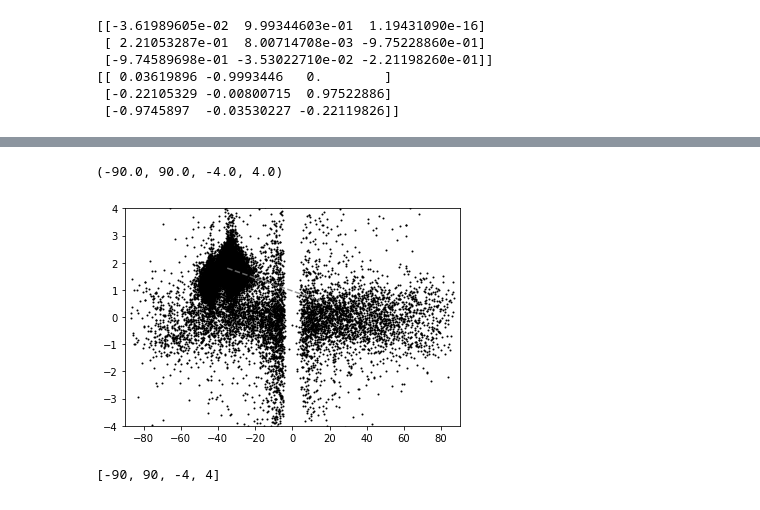
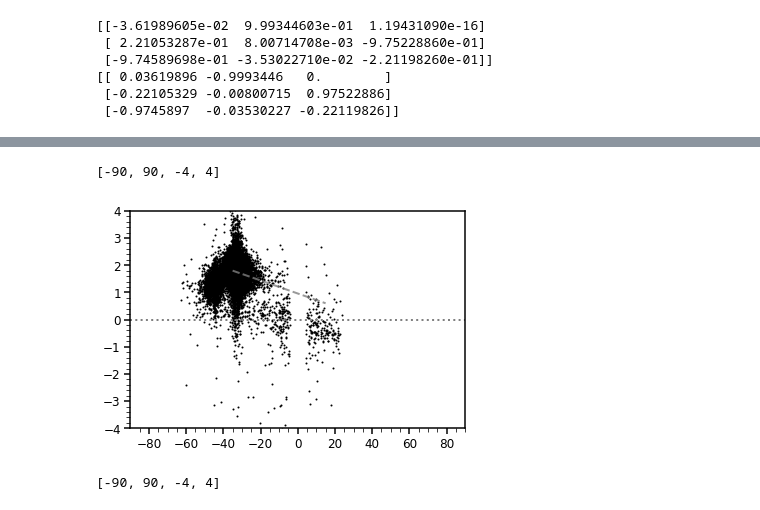
Before and after one commit to michael-petersen/rrlyrae-edr3, a Jupyter notebook: RRLyrae_analysis.ipynb, the cells around one changed output, grey strips where cells are left out. Cells and saved outputs as stored; diff of their text form; code cells hidden in the pictures.

```diff
--- a/RRLyrae_analysis.ipynb
+++ b/RRLyrae_analysis.ipynb
@@ -30,19 +30,16 @@ mpl.rcParams['ytick.labelsize'] = 12
 
 #from exptool.utils import *
 
-stylepar='medium'
-
-if stylepar == 'medium':
-    mpl.rcParams['font.weight'] = 'medium'
-    mpl.rcParams['axes.linewidth'] = 1.5
-    mpl.rcParams['xtick.major.width'] = 1.5
-    mpl.rcParams['xtick.minor.width'] = 0.75
-    mpl.rcParams['xtick.minor.visible'] = True
-    mpl.rcParams['ytick.major.width'] = 1.5
-    mpl.rcParams['ytick.minor.width'] = 0.75
-    mpl.rcParams['ytick.minor.visible'] = True
-
-
+mpl.rcParams['xtick.labelsize'] = 10
+mpl.rcParams['ytick.labelsize'] = 10
+mpl.rcParams['font.weight'] = 'medium'
+mpl.rcParams['axes.linewidth'] = 1.2
+mpl.rcParams['xtick.major.width'] = 1.2
+mpl.rcParams['xtick.minor.width'] = 0.5
+mpl.rcParams['xtick.minor.visible'] = True
+mpl.rcParams['ytick.major.width'] = 1.2
+mpl.rcParams['ytick.minor.width'] = 0.5
+mpl.rcParams['ytick.minor.visible'] = True
 # follow along here
 
 # http://docs.astropy.org/en/stable/generated/examples/coordinates/plot_galactocentric-frame.html#sphx-glr-generated-examples-coordinates-plot-galactocentric-frame-py
@@ -1832,14 +2312,16 @@ plt.scatter(ltrans[w]*180./np.pi,mubtrans[w],color='red',s=1.,alpha=0.6)
 # %%
-w = np.where(dist > 40.)
+w = np.where((dist > 30.) & (np.abs(btrans)<0.2) & (ltrans>-0.5) & (ltrans<1.0))
 netpm = np.sqrt(pml*pml + pmb*pmb)
 
 plt.scatter(glat[w],pmb[w],color='black',s=1.)
 plt.plot([-35,15],[1.8,0.6],color='grey',linestyle='dashed',alpha=0.8)
+plt.plot([-90,90],[0.,0.],color='grey',linestyle='dotted')
+
 
 plt.axis([-90,90,-4,4])
 # %% [output]
-(-90.0, 90.0, -4.0, 4.0)
+[-90, 90, -4, 4]
-[figure, old version]
+[figure, new version]
 # %%
 w = np.where(dist > 40.)
 netpm = np.sqrt(pml*pml + pmb*pmb)
```
Also changed, not shown: parts of 71 cells of this notebook, 30 other files.
